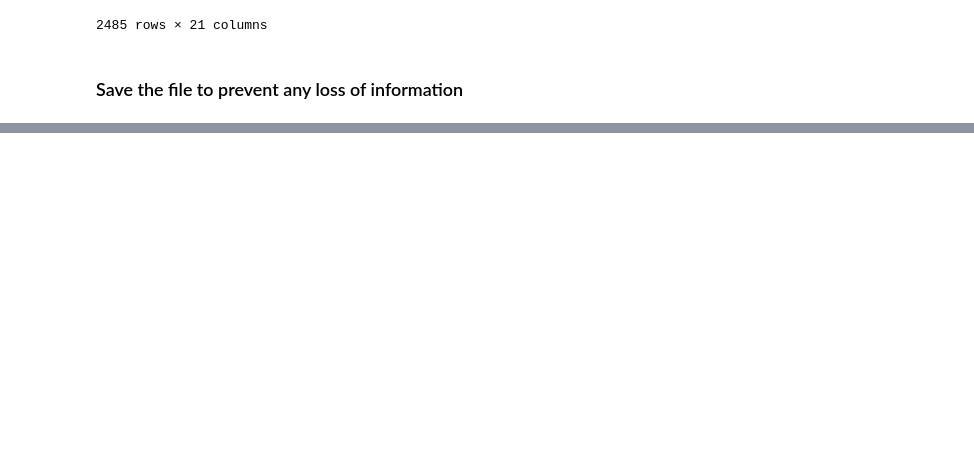
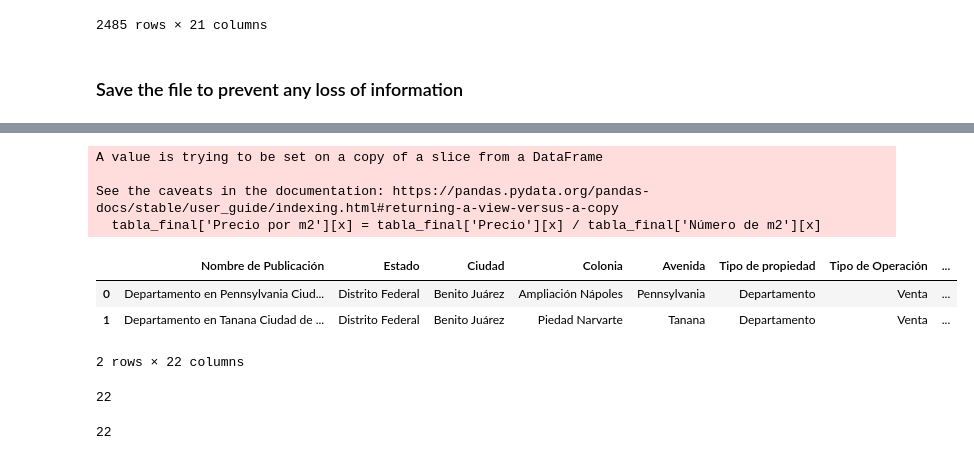
Before and after one commit to trezeget-1/meli_project, a Jupyter notebook: Inmuebles 24 - ETL.ipynb, the cells around one changed output, grey strips where cells are left out. Cells and saved outputs as stored; diff of their text form; code cells hidden in the pictures; blank space fills up the shorter version.

```diff
--- a/Inmuebles 24 - ETL.ipynb
+++ b/Inmuebles 24 - ETL.ipynb
@@ -876,0 +881,3 @@ tabla_final.to_csv('csv_files/COMPLETE_inmuebles_24_CDMX.csv', index = False, en
+# %%
+tabla_final = pd.read_csv('csv_files/COMPLETE_inmuebles_24_CDMX.csv', encoding = 'utf16')
+tabla_final
@@ -876,0 +898,21 @@ tabla_final.to_csv('csv_files/COMPLETE_inmuebles_24_CDMX.csv', index = False, en
+# %%
+tabla_final['Precio por m2'] = ''
+
+for x in range(len(tabla_final)):
+    tabla_final['Precio por m2'][x] = tabla_final['Precio'][x] / tabla_final['Número de m2'][x]
+# %% [output]
+A value is trying to be set on a copy of a slice from a DataFrame
+
+See the caveats in the documentation: https://pandas.pydata.org/pandas-docs/stable/user_guide/indexing.html#returning-a-view-versus-a-copy
+  tabla_final['Precio por m2'][x] = tabla_final['Precio'][x] / tabla_final['Número de m2'][x]
+# %%
+tabla_final.head(2)
+# %% [output]
+|  | Nombre de Publicación | Estado | Ciudad | Colonia | Avenida | Tipo de propiedad | Tipo de Operación | ... |
+| 0 | Departamento en Pennsylvania Ciud... | Distrito Federal | Benito Juárez | Ampliación Nápoles | Pennsylvania | Departamento | Venta | ... |
+| 1 | Departamento en Tanana Ciudad de ... | Distrito Federal | Benito Juárez | Piedad Narvarte | Tanana | Departamento | Venta | ... |
+2 rows × 22 columns
+# %%
+len([x for x in tabla_final.columns])
+# %% [output]
+22
@@ -876,0 +942,4 @@ tabla_final.to_csv('csv_files/COMPLETE_inmuebles_24_CDMX.csv', index = False, en
+# %%
+len(sorted_columns)
+# %% [output]
+22
```
Also changed, not shown: parts of 22 cells of this notebook, 4 other files.
